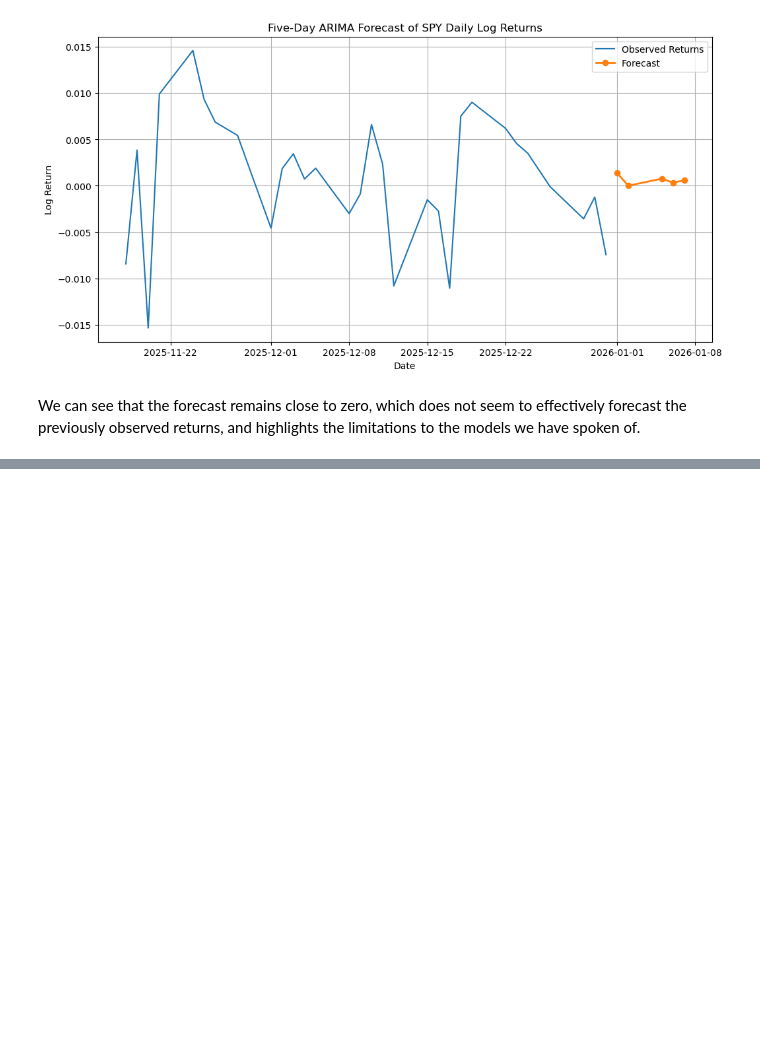
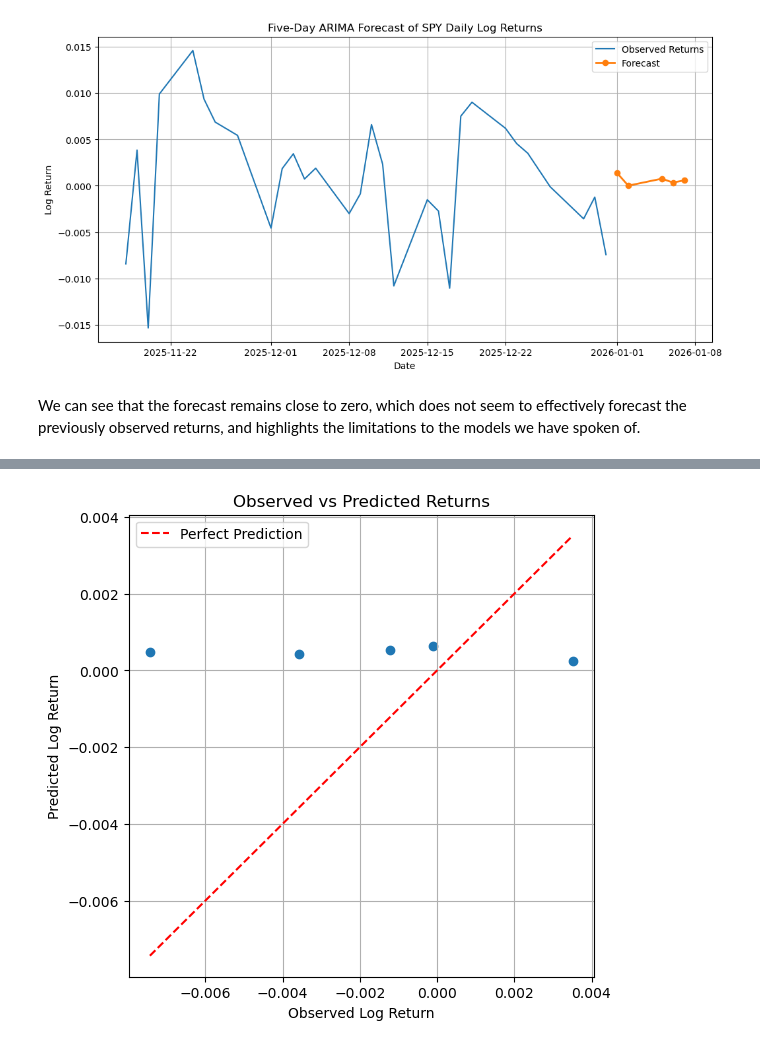
Before and after one commit to evanmartin21/Quant-Summer-Research-Project, a Jupyter notebook: notebooks/02_time_series_analysis.ipynb, the cells around one changed output, grey strips where cells are left out. Saved outputs shown, nothing was run; the diff lists cells and outputs as text; code cells hidden in the pictures; blank space fills up the shorter version.

```diff
--- a/notebooks/02_time_series_analysis.ipynb
+++ b/notebooks/02_time_series_analysis.ipynb
@@ -352,0 +455,24 @@ We can see that the forecast remains close to zero, which does not seem to effec
+# %%
+plt.figure(figsize=(6,6))
+
+plt.scatter(comparison["Actual"],
+            comparison["Forecast"])
+
+plt.plot(
+    [comparison["Actual"].min(), comparison["Actual"].max()],
+    [comparison["Actual"].min(), comparison["Actual"].max()],
+    "r--",
+    label="Perfect Prediction"
+)
+
+plt.title("Observed vs Predicted Returns")
+plt.xlabel("Observed Log Return")
+plt.ylabel("Predicted Log Return")
+
+plt.legend()
+
+plt.grid(True)
+
+plt.show()
+# %% [output]
+[figure, added]
```
Also changed, not shown: parts of 13 cells of this notebook.
